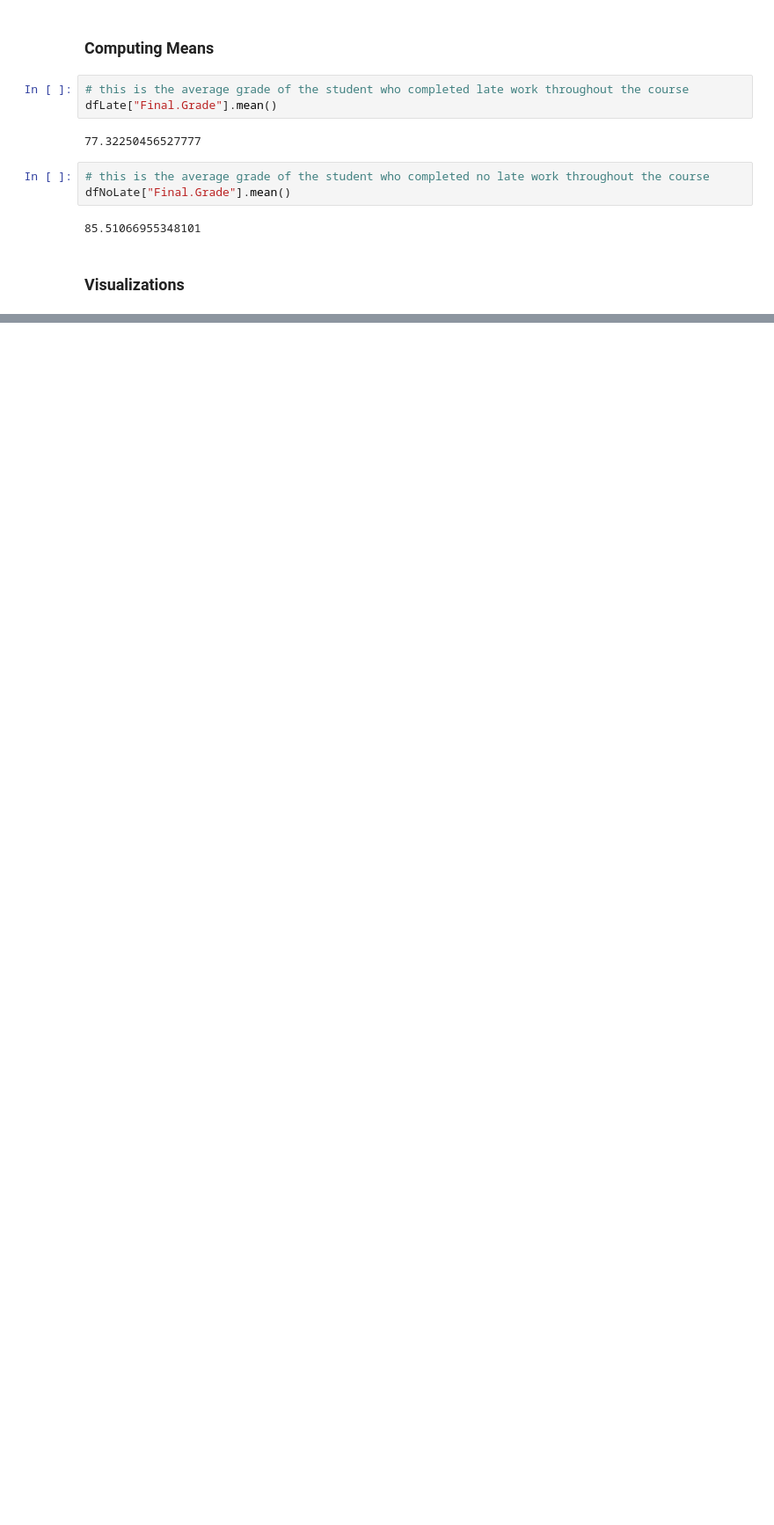
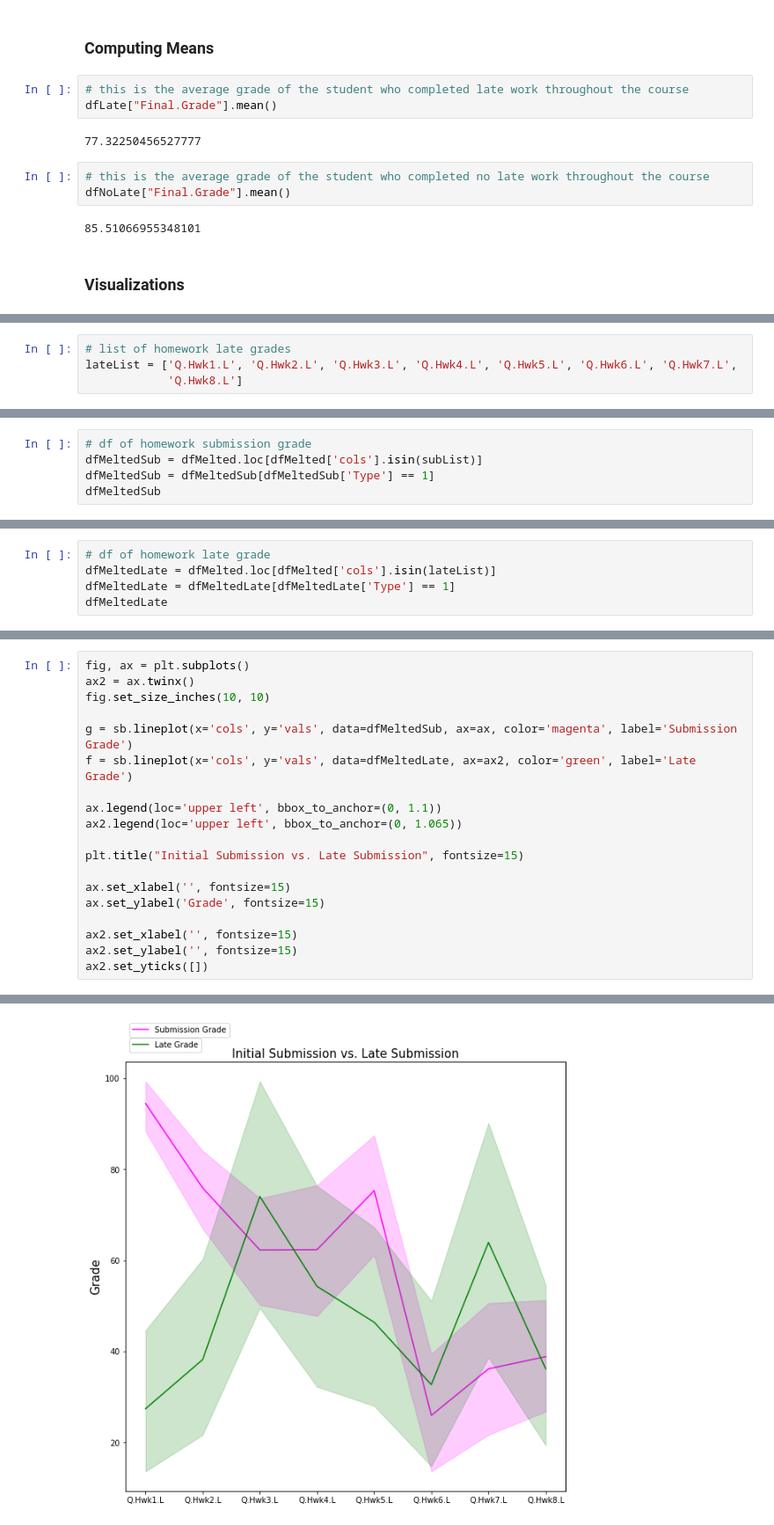
Before and after one commit to coSaari/ExplorationFinalProject, a Jupyter notebook: FinalProject-VisUpdate.ipynb, the cells around one changed output, grey strips where cells are left out. Shown at 88% size. Saved outputs shown, nothing was run; the diff lists cells and outputs as text; blank space fills up the shorter version.

```diff
--- a/FinalProject-VisUpdate.ipynb
+++ b/FinalProject-VisUpdate.ipynb
@@ -345,0 +398,4 @@ plt.plot(len(y) * [yMean], y, sns.xkcd_rgb["pale orange"])
+# %%
+# list of homework late grades
+lateList = ['Q.Hwk1.L', 'Q.Hwk2.L', 'Q.Hwk3.L', 'Q.Hwk4.L', 'Q.Hwk5.L', 'Q.Hwk6.L', 'Q.Hwk7.L',
+            'Q.Hwk8.L']
@@ -345,0 +457,5 @@ plt.plot(len(y) * [yMean], y, sns.xkcd_rgb["pale orange"])
+# %%
+# df of homework submission grade
+dfMeltedSub = dfMelted.loc[dfMelted['cols'].isin(subList)]
+dfMeltedSub = dfMeltedSub[dfMeltedSub['Type'] == 1]
+dfMeltedSub
@@ -345,0 +476,5 @@ plt.plot(len(y) * [yMean], y, sns.xkcd_rgb["pale orange"])
+# %%
+# df of homework late grade
+dfMeltedLate = dfMelted.loc[dfMelted['cols'].isin(lateList)]
+dfMeltedLate = dfMeltedLate[dfMeltedLate['Type'] == 1]
+dfMeltedLate
@@ -345,0 +508,20 @@ plt.plot(len(y) * [yMean], y, sns.xkcd_rgb["pale orange"])
+# %%
+fig, ax = plt.subplots()
+ax2 = ax.twinx()
+fig.set_size_inches(10, 10)
+
+g = sb.lineplot(x='cols', y='vals', data=dfMeltedSub, ax=ax, color='magenta', label='Submission Grade')
+f = sb.lineplot(x='cols', y='vals', data=dfMeltedLate, ax=ax2, color='green', label='Late Grade')
+
+ax.legend(loc='upper left', bbox_to_anchor=(0, 1.1))
+ax2.legend(loc='upper left', bbox_to_anchor=(0, 1.065))
+
+plt.title("Initial Submission vs. Late Submission", fontsize=15)
+
+ax.set_xlabel('', fontsize=15)
+ax.set_ylabel('Grade', fontsize=15)
+
+ax2.set_xlabel('', fontsize=15)
+ax2.set_ylabel('', fontsize=15)
+ax2.set_yticks([])
+# %% [output]
@@ -345,0 +529 @@ plt.plot(len(y) * [yMean], y, sns.xkcd_rgb["pale orange"])
+[figure, added]
```
Also changed, not shown: parts of 18 cells of this notebook.
